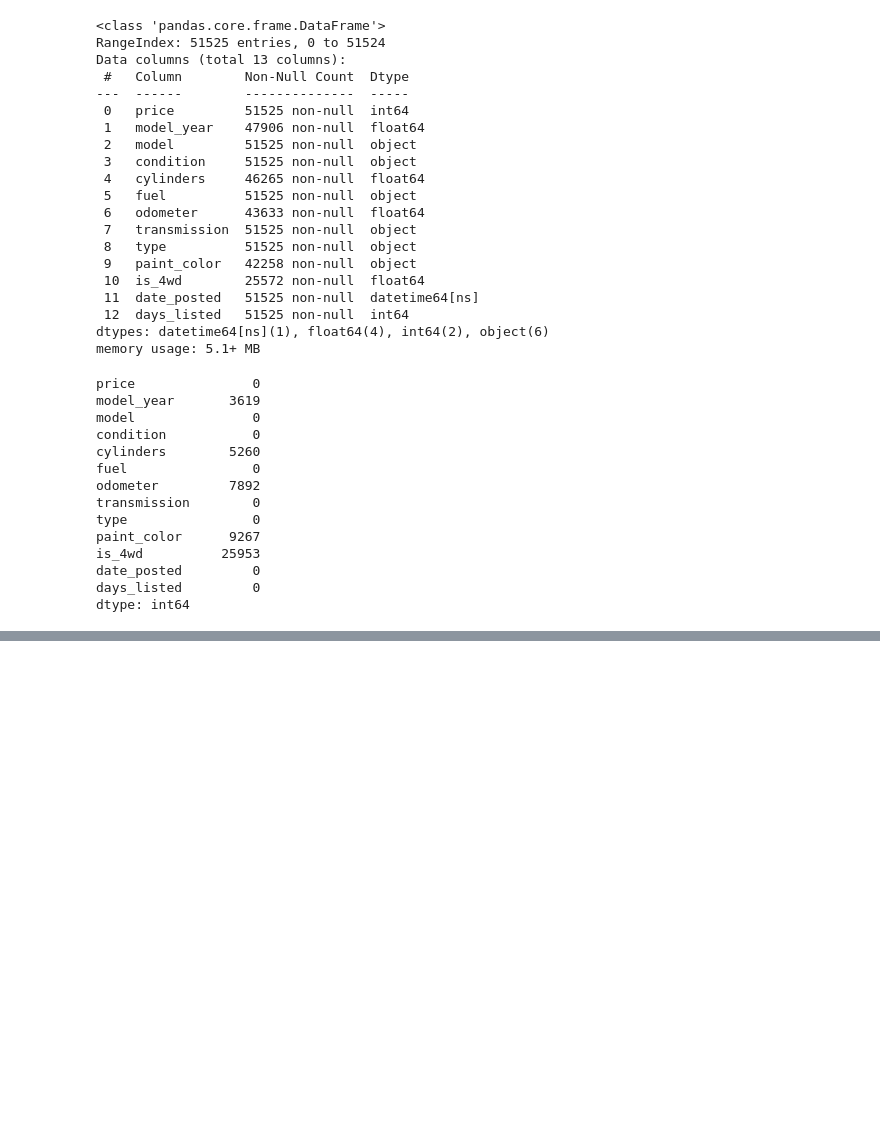
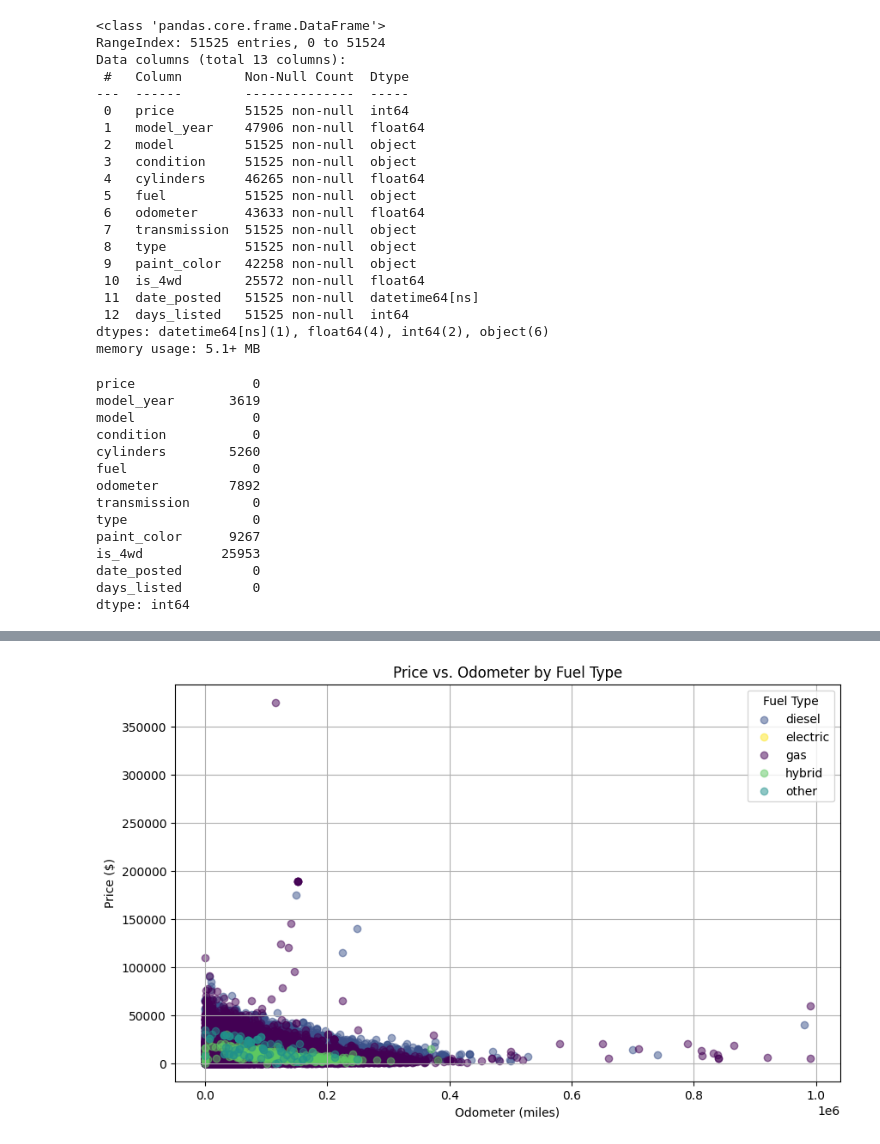
Before and after one commit to wittjaiswal/first-web-app, a Jupyter notebook: Python NBs/EDA.ipynb, the cells around one changed output, grey strips where cells are left out. Drawn from its saved outputs; the diff is of its cells as text; code cells hidden in the pictures; blank space fills up the shorter version.

```diff
--- a/Python NBs/EDA.ipynb
+++ b/Python NBs/EDA.ipynb
@@ -90,0 +157,18 @@ data
+# %%
+unique_fuel_types = data['fuel'].unique()
+colors = plt.cm.get_cmap('viridis', len(unique_fuel_types))
+fuel_color_map = {fuel: colors(i) for i, fuel in enumerate(unique_fuel_types)}
+
+plt.figure(figsize=(10, 6))
+for fuel, group in data.groupby('fuel'):
+    plt.scatter(group['odometer'], group['price'], alpha=0.5, label=fuel, color=fuel_color_map[fuel])
+
+plt.title('Price vs. Odometer by Fuel Type')
+plt.xlabel('Odometer (miles)')
+plt.ylabel('Price ($)')
+plt.legend(title='Fuel Type')
+plt.grid(True)
+
+plt.show()
+# %% [output]
+[figure, added]
```
Also changed, not shown: parts of 13 cells of this notebook, 1 other file.
